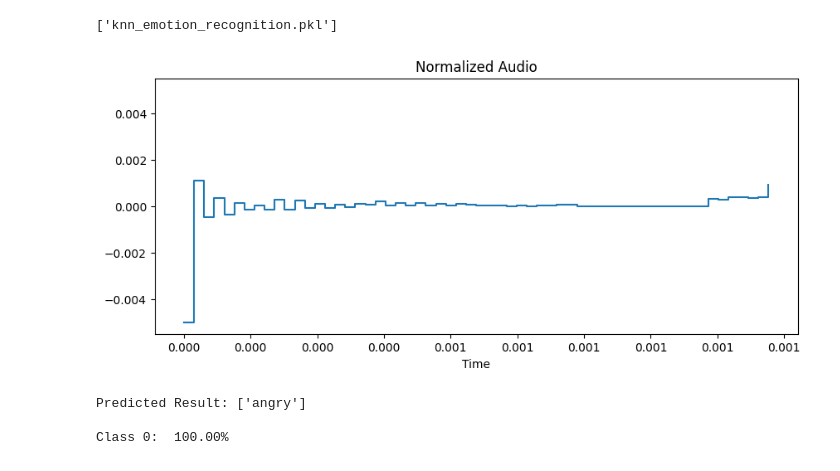
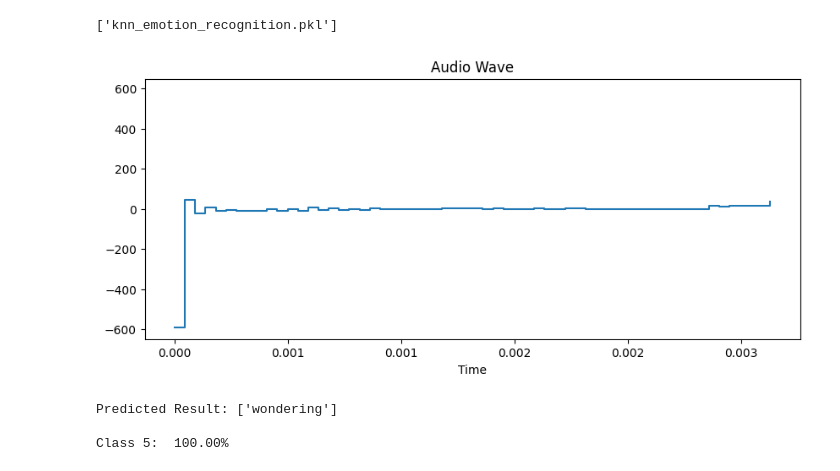
Before and after one commit to ARTech011100000110111001110100/Speech_recognition, a Jupyter notebook: app.ipynb, the cells around one changed output. Saved outputs shown, nothing was run; the diff lists cells and outputs as text; code cells hidden in the pictures.

```diff
--- a/app.ipynb
+++ b/app.ipynb
@@ -209,45 +209,29 @@ loaded_model = joblib.load("knn_emotion_recognition.pkl")
 # %%
 import librosa.display
 from pydub import AudioSegment
 from pydub.effects import compress_dynamic_range
 import soundfile as sf
+import matplotlib.pyplot as plt
+from sklearn.preprocessing import LabelEncoder
 
-file_path = "chibi.wav"
-
-audio = AudioSegment.from_wav(file_path)
-compressed_audio = compress_dynamic_range(audio)
-compressed_audio.export("compressed.wav", format="wav")
-
-features = extract_features("compressed.wav").reshape(1, -1)
-audio = features
-audio_normalized = audio / np.max(np.abs(audio))
-
-start_time = 0
-end_time = 1
-
-start_sample = int(start_time * sample_rate)
-end_sample = int(end_time * sample_rate)
-
-segment_to_scale = audio_normalized[start_sample:end_sample]
-scaling_factor = 0.005
-scaled_segment = segment_to_scale * scaling_factor
-audio_normalized[start_sample:end_sample] = scaled_segment
+file_path = "tester.wav"
+features = extract_features(file_path).reshape(1, -1)
 
 plt.figure(figsize=(10, 4))
-librosa.display.waveshow(audio_normalized, sr=sr)
-plt.title("Normalized Audio")
+librosa.display.waveshow(features, sr=sample_rate)
+plt.title("Audio Wave")
 plt.show()
 
-predicted_label = loaded_model.predict(audio_normalized)
+predicted_label = loaded_model.predict(features)
 emotion = label_encoder.inverse_transform(predicted_label)
 
 classes, count = np.unique(predicted_label, return_counts=True)
 perc = (count / len(predicted_label)) * 100
 print(f"Predicted Result: {emotion}\n")
 for cl, p in zip(classes, perc):
     print(f"Class {cl}: {p: .2f}%\n")
 # %% [output]
-[figure, old version]
+[figure, new version]
-Predicted Result: ['angry']
+Predicted Result: ['wondering']
 
-Class 0:  100.00%
+Class 5:  100.00%
```
Also changed, not shown: parts of 4 cells of this notebook, 5 other files.
